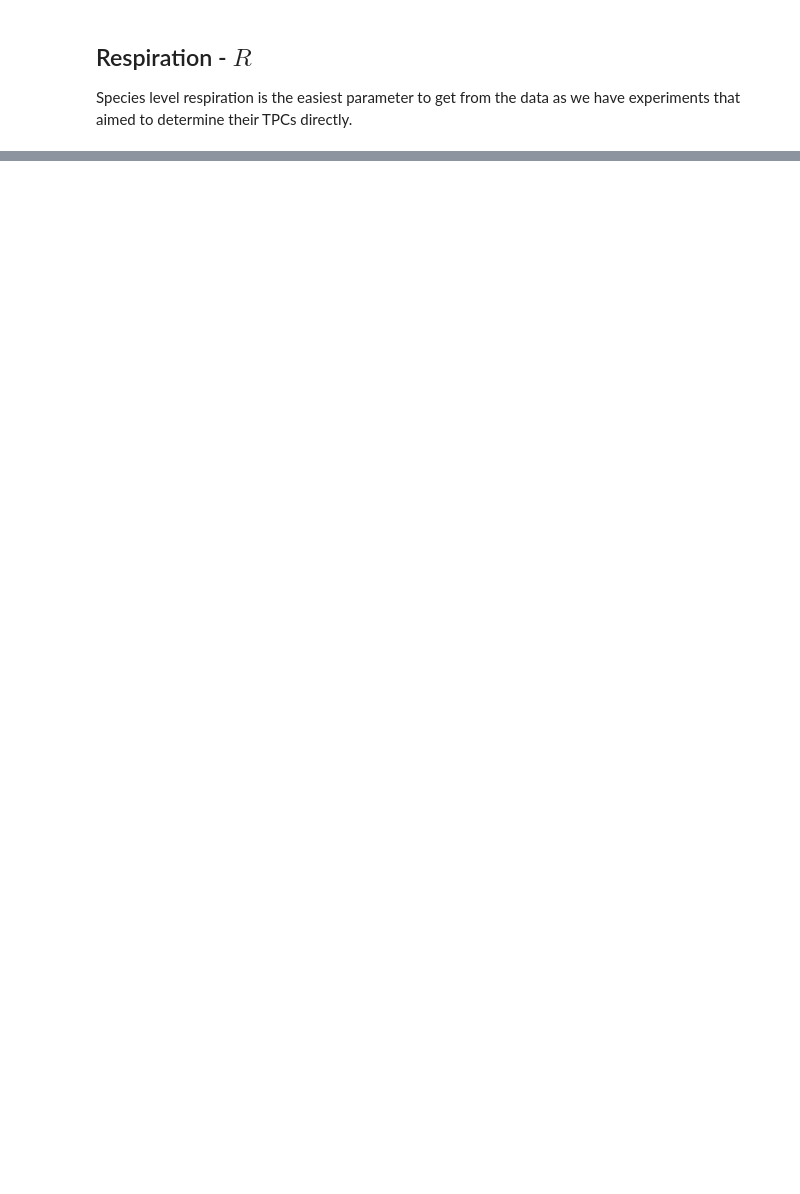
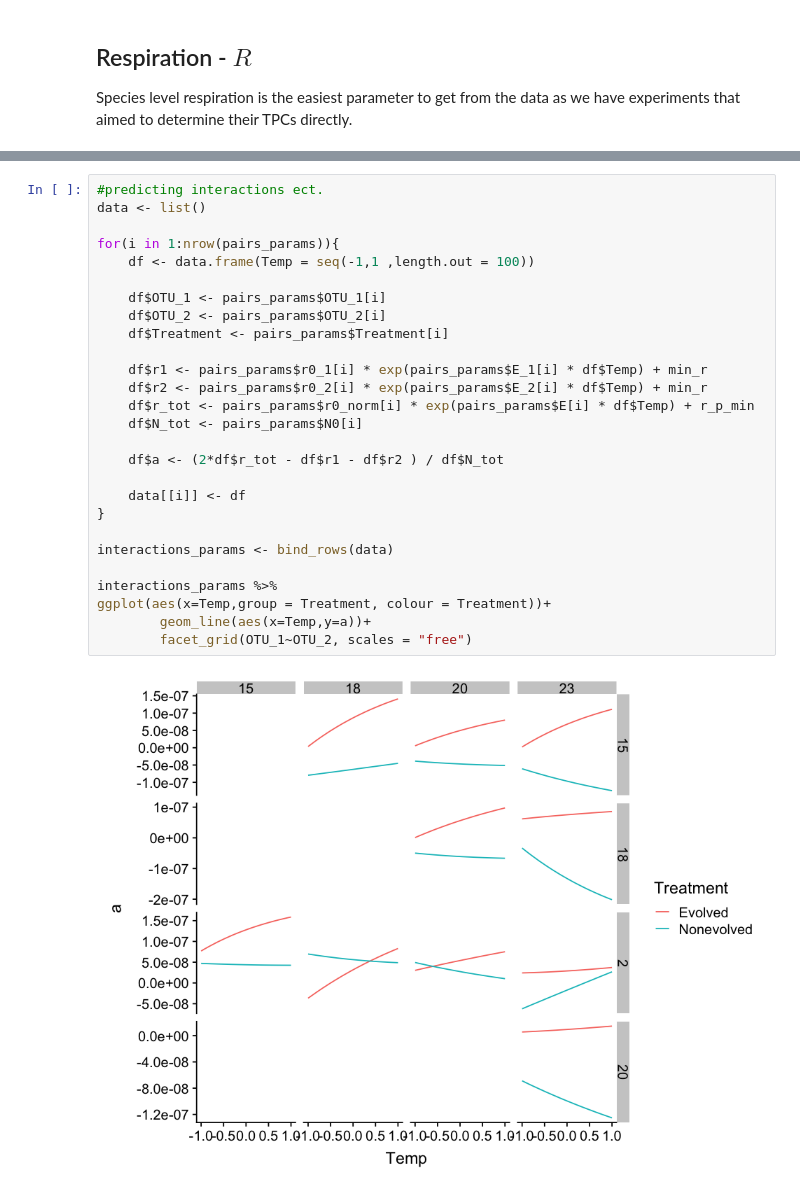
Before and after one commit to CleggTom/Bacterial_Interactions, a Jupyter notebook: notebooks/Data_analysis.ipynb, the cells around one changed output, grey strips where cells are left out. Drawn from its saved outputs; the diff is of its cells as text; blank space fills up the shorter version.

```diff
--- a/notebooks/Data_analysis.ipynb
+++ b/notebooks/Data_analysis.ipynb
@@ -754,0 +472,29 @@ ggplot(aes(x = T_boltz, y = r, color = Treatment))+
+# %%
+#predicting interactions ect.
+data <- list()
+
+for(i in 1:nrow(pairs_params)){
+    df <- data.frame(Temp = seq(-1,1 ,length.out = 100))
+
+    df$OTU_1 <- pairs_params$OTU_1[i]
+    df$OTU_2 <- pairs_params$OTU_2[i]
+    df$Treatment <- pairs_params$Treatment[i]
+
+    df$r1 <- pairs_params$r0_1[i] * exp(pairs_params$E_1[i] * df$Temp) + min_r
+    df$r2 <- pairs_params$r0_2[i] * exp(pairs_params$E_2[i] * df$Temp) + min_r
+    df$r_tot <- pairs_params$r0_norm[i] * exp(pairs_params$E[i] * df$Temp) + r_p_min
+    df$N_tot <- pairs_params$N0[i]
+
+    df$a <- (2*df$r_tot - df$r1 - df$r2 ) / df$N_tot
+
+    data[[i]] <- df
+}
+
+interactions_params <- bind_rows(data)
+
+interactions_params %>%
+ggplot(aes(x=Temp,group = Treatment, colour = Treatment))+
+        geom_line(aes(x=Temp,y=a))+
+        facet_grid(OTU_1~OTU_2, scales = "free")
+# %% [output]
+[figure, added]
```
Also changed, not shown: parts of 66 cells of this notebook, 1 other file.
